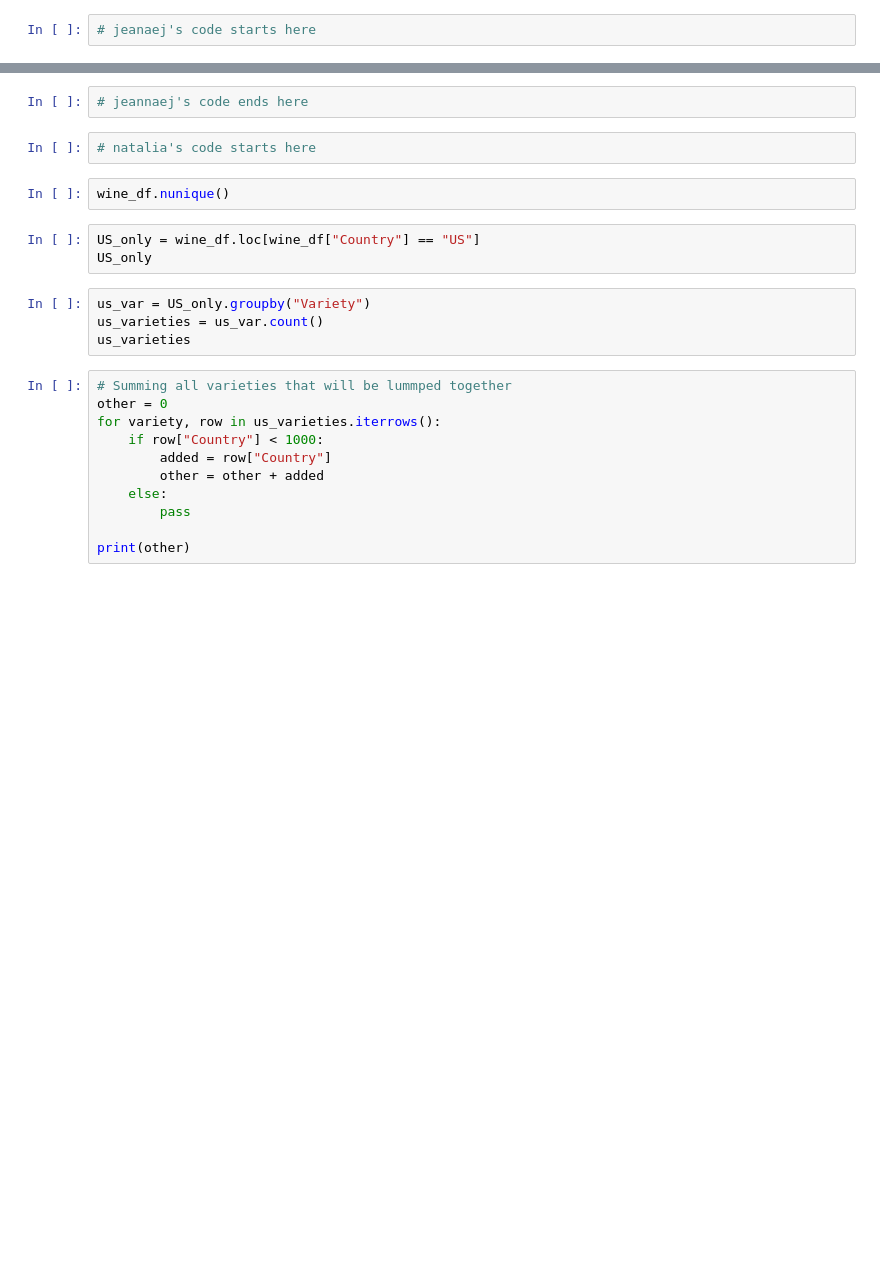
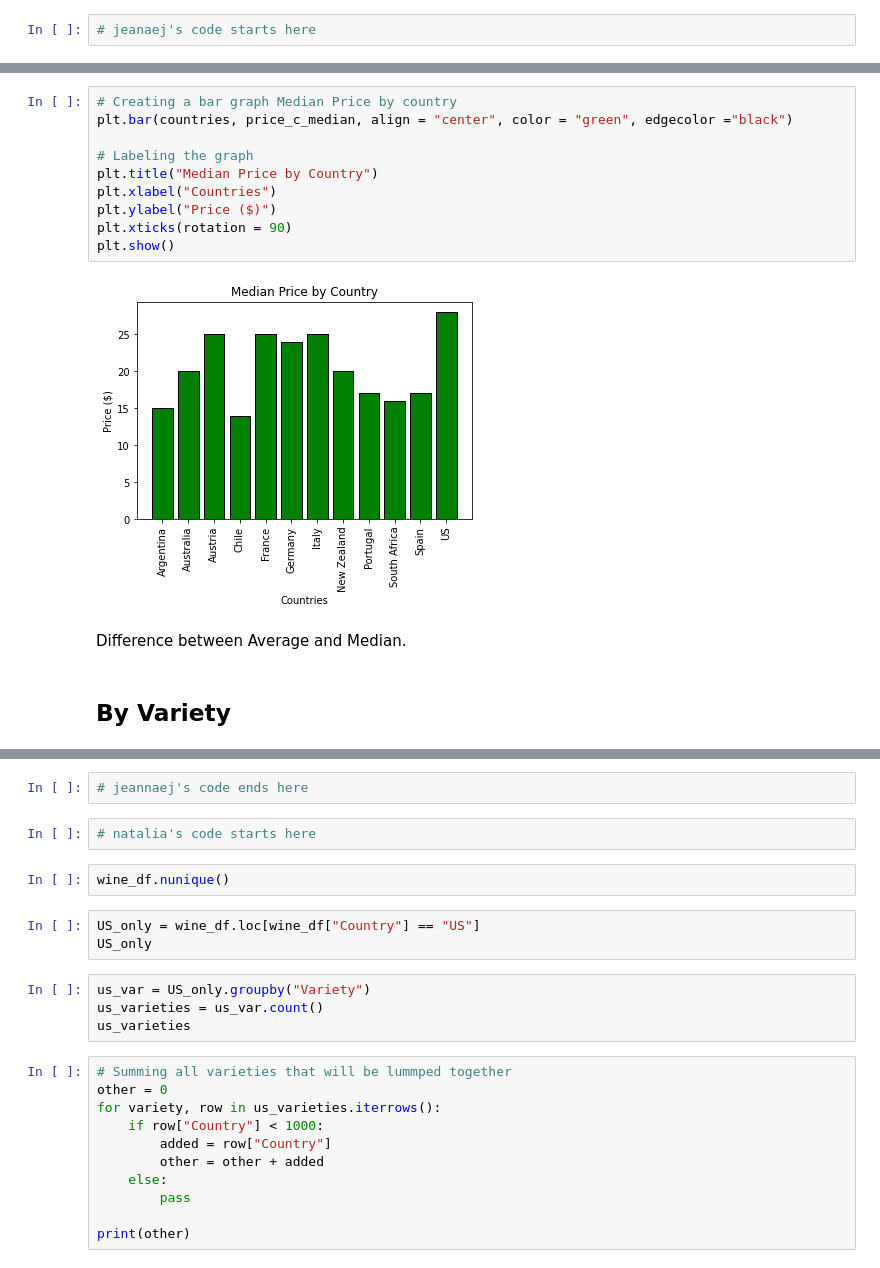
Before and after one commit to radioactivearm/project-one-wine, a Jupyter notebook: analyzing_data.ipynb, the cells around one changed output, grey strips where cells are left out. Cells and saved outputs as stored; diff of their text form; blank space fills up the shorter version.

```diff
--- a/analyzing_data.ipynb
+++ b/analyzing_data.ipynb
@@ -143,0 +124,16 @@ plt.show()
+# %%
+# Creating a bar graph Median Price by country
+plt.bar(countries, price_c_median, align = "center", color = "green", edgecolor ="black")
+
+# Labeling the graph
+plt.title("Median Price by Country")
+plt.xlabel("Countries")
+plt.ylabel("Price ($)")
+plt.xticks(rotation = 90)
+plt.show()
+# %% [output]
+[figure, added]
+# %% [markdown]
+Difference between Average and Median.
+# %% [markdown]
+## By Variety
```
Also changed, not shown: parts of 60 cells of this notebook.
